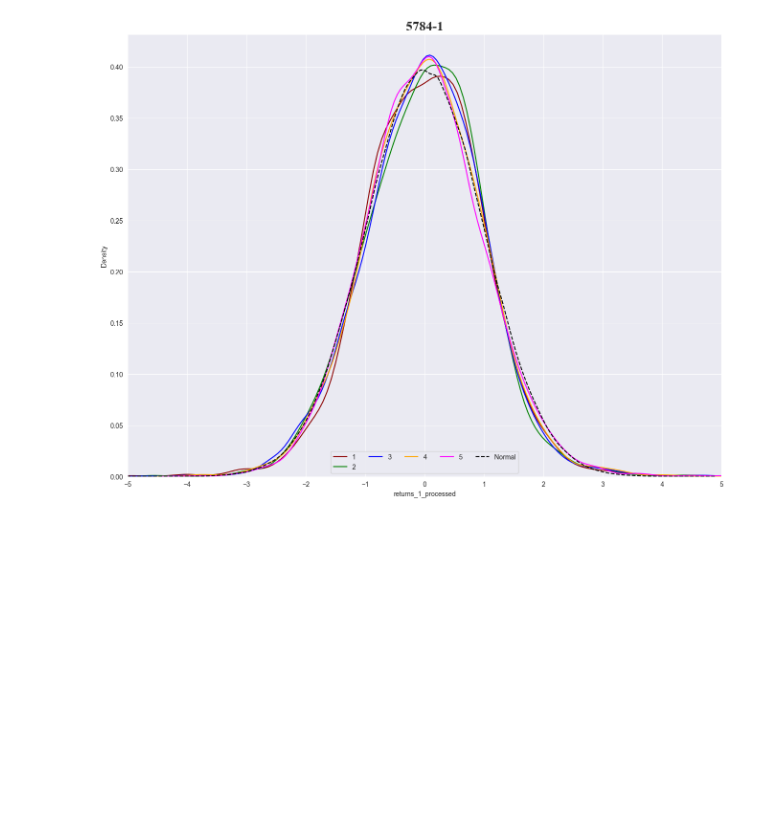
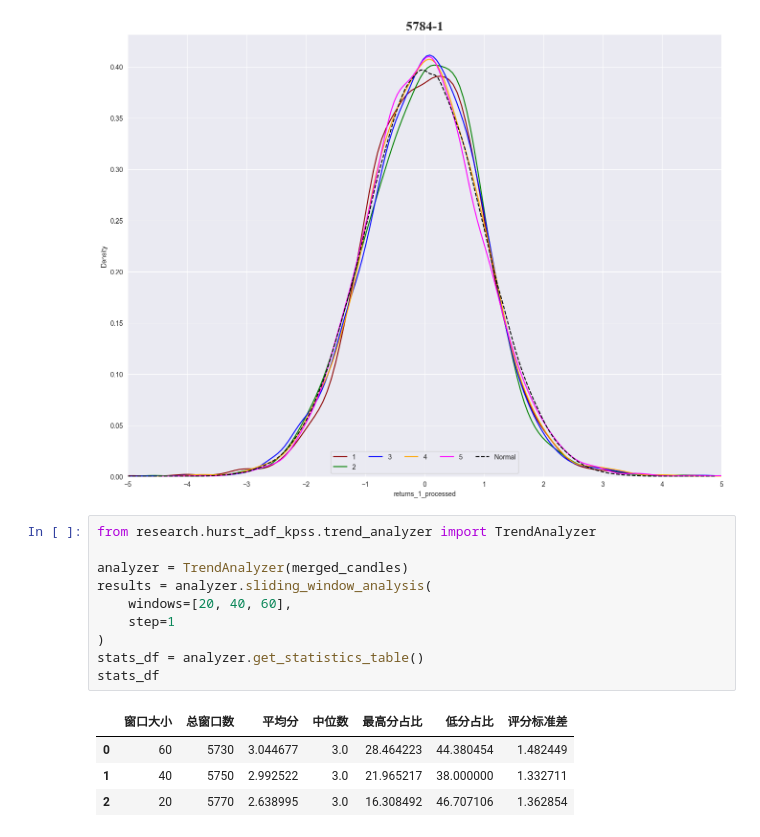
Before and after one commit to ArtiPyHeart/jesse-trade, a Jupyter notebook: PD_2_bar_check.ipynb, the cells around one changed output. Cells and saved outputs as stored; diff of their text form; blank space fills up the shorter version.

Commit message:
PD_2 add trend analyzer

```diff
--- a/PD_2_bar_check.ipynb
+++ b/PD_2_bar_check.ipynb
@@ -191,3 +189,18 @@ plt.grid(True)
 plt.show()
 # %% [output]
 [figure]
+# %%
+from research.hurst_adf_kpss.trend_analyzer import TrendAnalyzer
+
+analyzer = TrendAnalyzer(merged_candles)
+results = analyzer.sliding_window_analysis(
+    windows=[20, 40, 60],
+    step=1
+)
+stats_df = analyzer.get_statistics_table()
+stats_df
+# %% [output]
+|  | 窗口大小 | 总窗口数 | 平均分 | 中位数 | 最高分占比 | 低分占比 | 评分标准差 |
+| 0 | 60 | 5730 | 3.044677 | 3.0 | 28.464223 | 44.380454 | 1.482449 |
+| 1 | 40 | 5750 | 2.992522 | 3.0 | 21.965217 | 38.000000 | 1.332711 |
+| 2 | 20 | 5770 | 2.638995 | 3.0 | 16.308492 | 46.707106 | 1.362854 |
```
Also changed, not shown: parts of 5 cells of this notebook.
